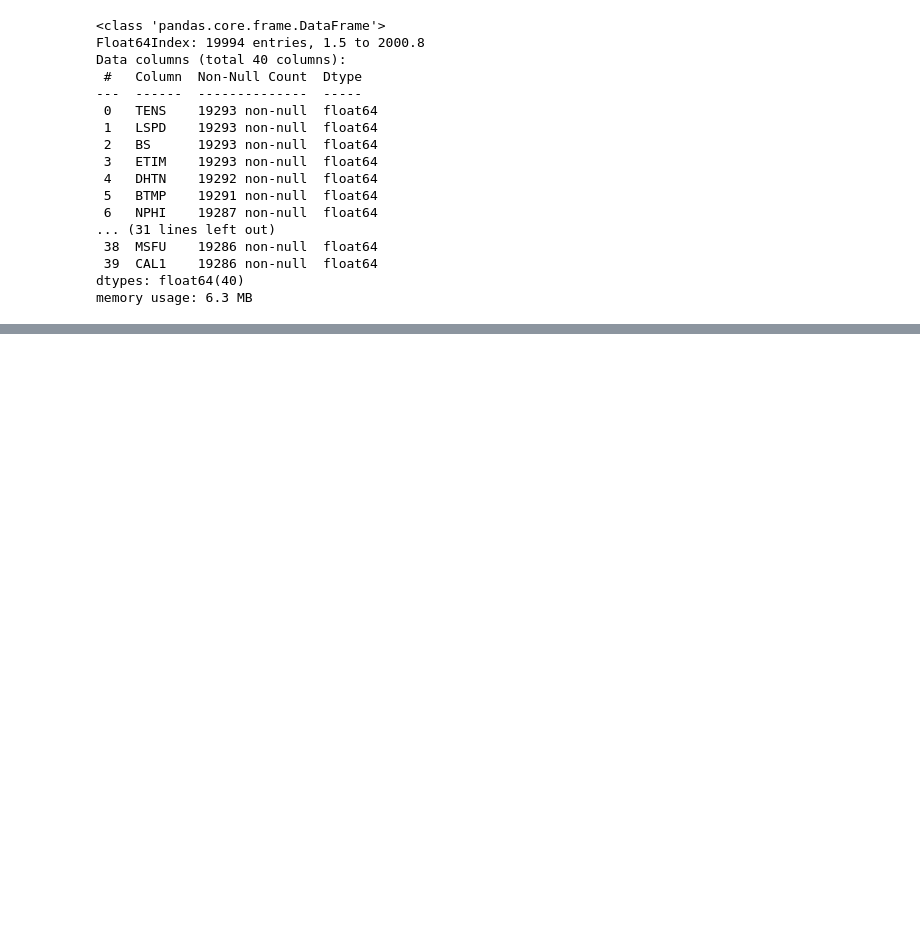
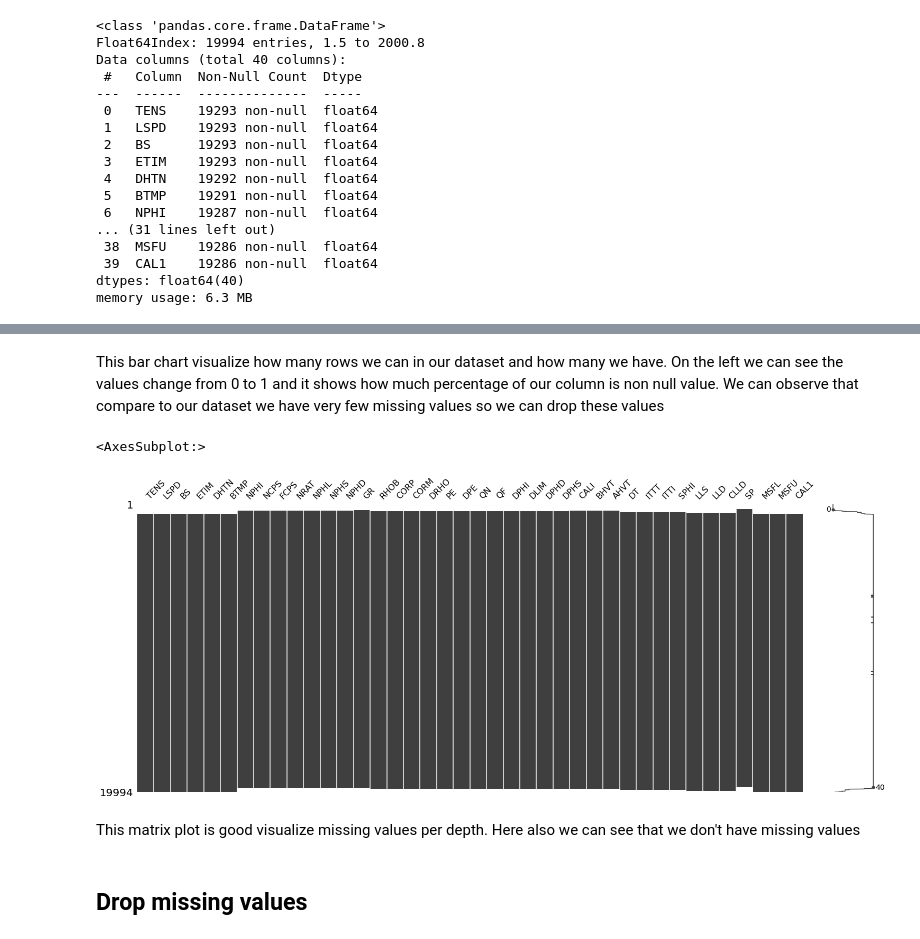
Before and after one commit to aliyusifov99/Well-Log-Data-Analysis, a Jupyter notebook: eda.ipynb, the cells around one changed output, grey strips where cells are left out. Saved outputs shown, nothing was run; the diff lists cells and outputs as text; code cells hidden in the pictures; blank space fills up the shorter version.

```diff
--- a/eda.ipynb
+++ b/eda.ipynb
@@ -78,0 +150,11 @@ memory usage: 6.3 MB
+# %% [markdown]
+This bar chart visualize how many rows we can in our dataset and how many we have. On the left we can see the values change from 0 to 1 and it shows how much percentage of our column is non null value. We can observe that compare to our dataset we have very few missing values so we can drop these values
+# %%
+msno.matrix(las_df)
+# %% [output]
+<AxesSubplot:>
+[figure, added]
+# %% [markdown]
+This matrix plot is good visualize missing values per depth. Here also we can see that we don't have missing values
+# %% [markdown]
+## Drop missing values
```
Also changed, not shown: parts of 30 cells of this notebook.
